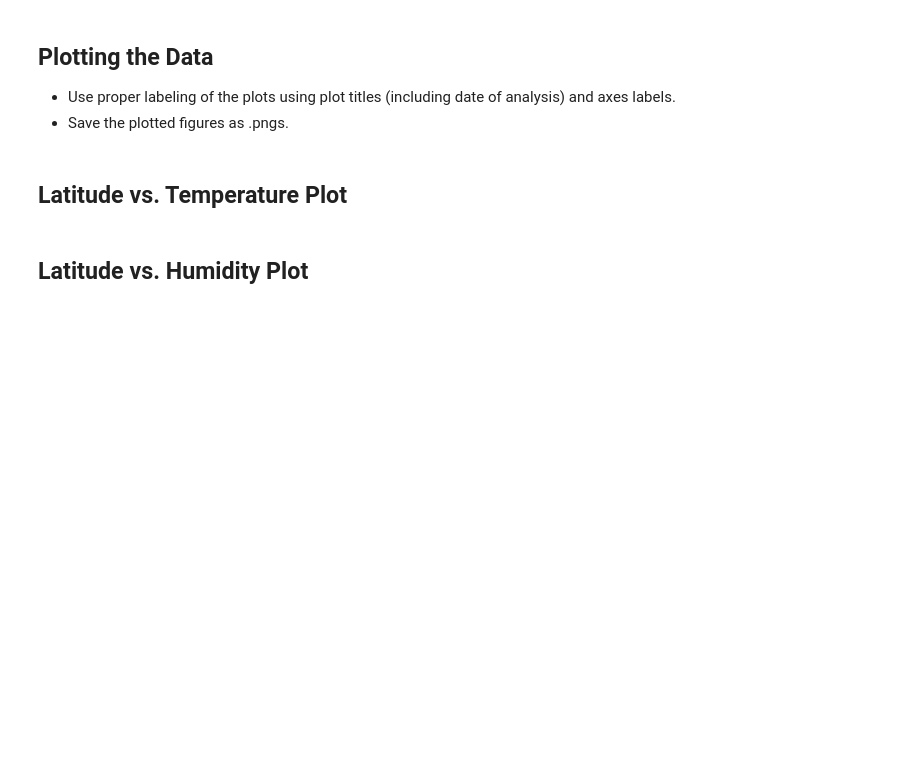
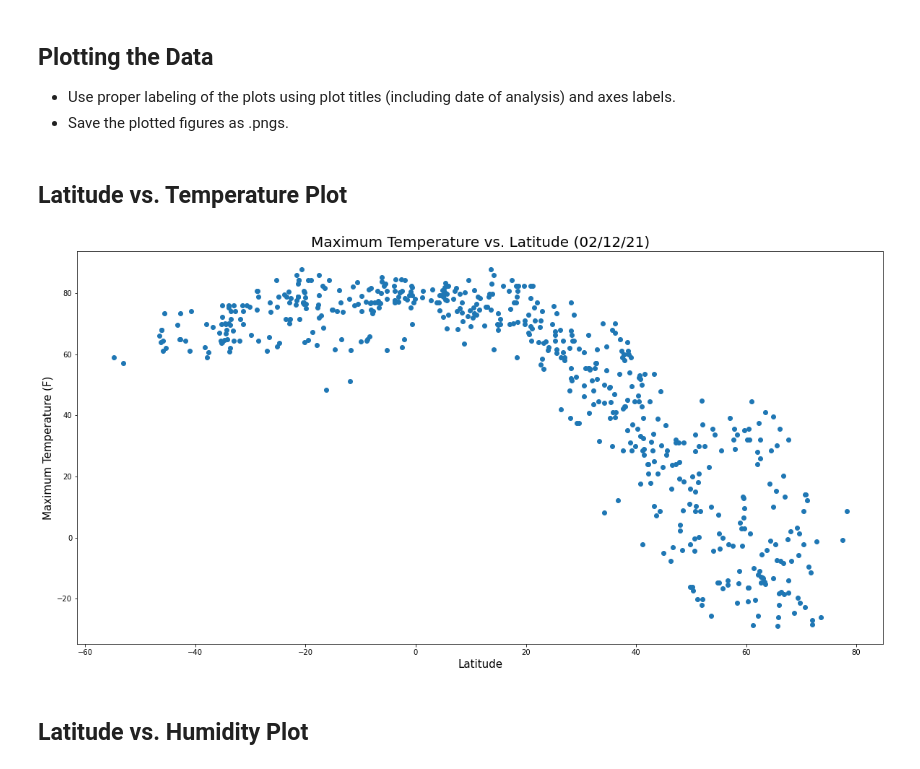
Before and after one commit to cieranmorris/Geographical-Weather-Analysis, a Jupyter notebook: WeatherPy/WeatherPy.ipynb, the cells around one changed output. Saved outputs shown, nothing was run; the diff lists cells and outputs as text; code cells hidden in the pictures; blank space fills up the shorter version.

Commit message:
first scatter plot done

```diff
--- a/WeatherPy/WeatherPy.ipynb
+++ b/WeatherPy/WeatherPy.ipynb
@@ -161,6 +160,22 @@ Skip this step if there are no cities that have humidity > 100%.
 * Save the plotted figures as .pngs.
 # %% [markdown]
 ## Latitude vs. Temperature Plot
+# %%
+#Assign data to new variables
+latitude = city_weather_df["Latitude"]
+temperature = city_weather_df["Max Temperature"]
+
+#Plot scatter plot with x and y values
+plt.figure(figsize = (20,10))
+plt.scatter(latitude, temperature)
+
+#create x- and y-axis labels and a chart title
+plt.title(f"Maximum Temperature vs. Latitude (%s)" % time.strftime("%x"), fontsize = 20)
+plt.xlabel("Latitude", fontsize = 15)
+plt.ylabel("Maximum Temperature (F)", fontsize = 15)
+plt.show()
+# %% [output]
+[figure, added]
 # %% [markdown]
 ## Latitude vs. Humidity Plot
 # %% [markdown]
```
Also changed, not shown: parts of 3 cells of this notebook.
